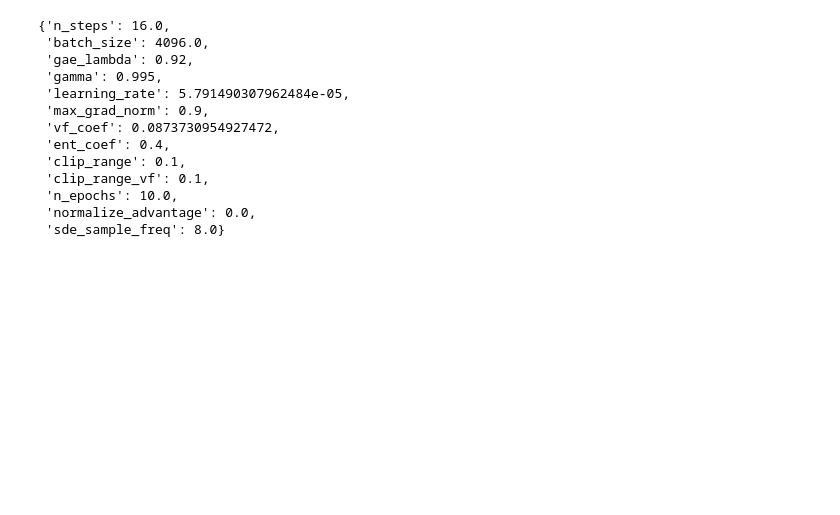
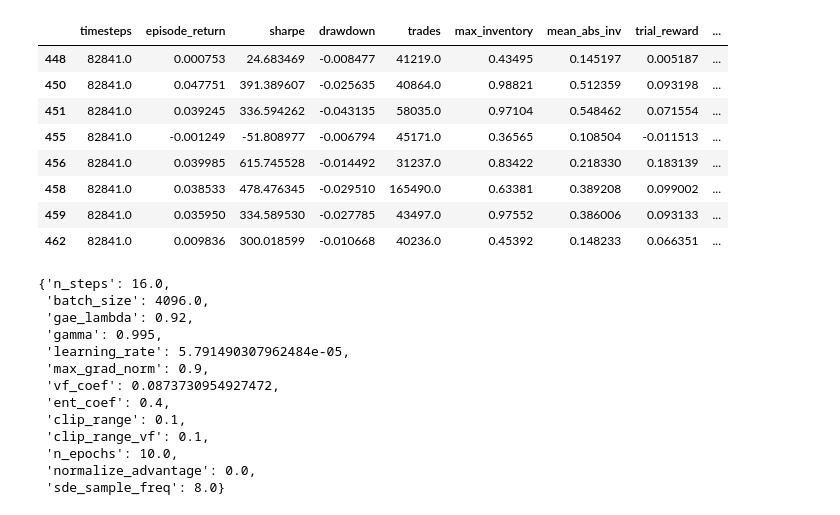
Before and after one commit to JuusoAsd/thesis, a Jupyter notebook: src/data_management/help.ipynb, the cells around one changed output. Saved outputs shown, nothing was run; the diff lists cells and outputs as text; code cells hidden in the pictures; blank space fills up the shorter version.

```diff
--- a/src/data_management/help.ipynb
+++ b/src/data_management/help.ipynb
@@ -82,3 +227,20 @@ df
+# %%
+df = pd.read_csv("/Users/juusoahlroos/Documents/own/gradu/parsed_data/results/trial_results.csv")
+df.sort_values(by="trial_reward", ascending=False).head(20)
+df.groupby("trial_group").median().sort_values(by="trial_reward", ascending=False).head(20)
+
+df[df.trial_group == "58d392c19966252ca3f6a422237278b1"]
+# df = pd.read_csv("/Users/juusoahlroos/Documents/own/gradu/parsed_data/results/trial_parameters.csv")
+# %% [output]
+|  | timesteps | episode_return | sharpe | drawdown | trades | max_inventory | mean_abs_inv | trial_reward | ... |
+| 448 | 82841.0 | 0.000753 | 24.683469 | -0.008477 | 41219.0 | 0.43495 | 0.145197 | 0.005187 | ... |
+| 450 | 82841.0 | 0.047751 | 391.389607 | -0.025635 | 40864.0 | 0.98821 | 0.512359 | 0.093198 | ... |
+| 451 | 82841.0 | 0.039245 | 336.594262 | -0.043135 | 58035.0 | 0.97104 | 0.548462 | 0.071554 | ... |
+| 455 | 82841.0 | -0.001249 | -51.808977 | -0.006794 | 45171.0 | 0.36565 | 0.108504 | -0.011513 | ... |
+| 456 | 82841.0 | 0.039985 | 615.745528 | -0.014492 | 31237.0 | 0.83422 | 0.218330 | 0.183139 | ... |
+| 458 | 82841.0 | 0.038533 | 478.476345 | -0.029510 | 165490.0 | 0.63381 | 0.389208 | 0.099002 | ... |
+| 459 | 82841.0 | 0.035950 | 334.589530 | -0.027785 | 43497.0 | 0.97552 | 0.386006 | 0.093133 | ... |
+| 462 | 82841.0 | 0.009836 | 300.018599 | -0.010668 | 40236.0 | 0.45392 | 0.148233 | 0.066351 | ... |
 # %%
 df = pd.read_csv("/Users/juusoahlroos/Documents/own/gradu/parsed_data/results/tune_multiple_val_envs.csv")
 reward_col = ["trial_reward"]
```
Also changed, not shown: parts of 9 cells of this notebook, 22 other files.
